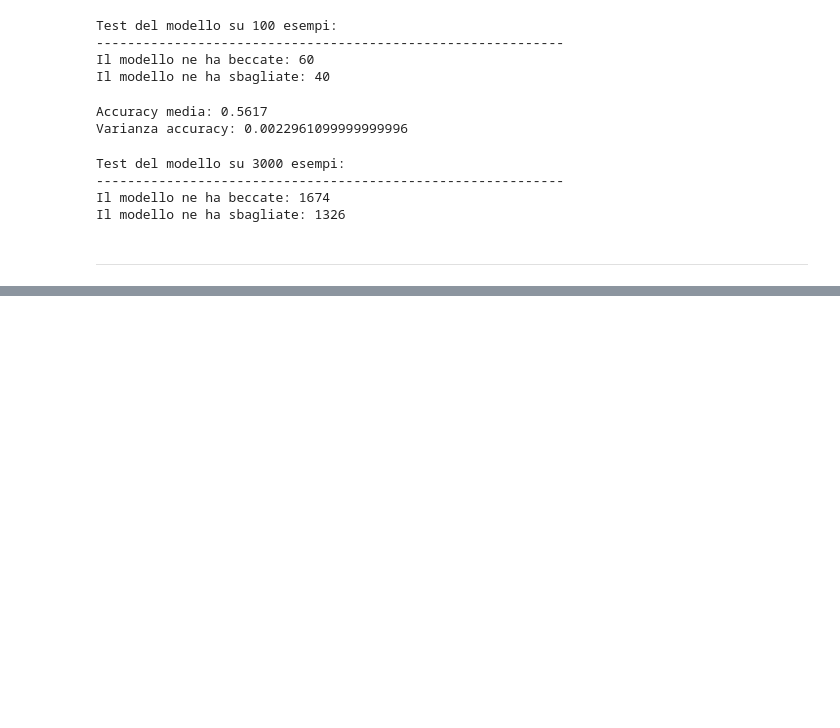
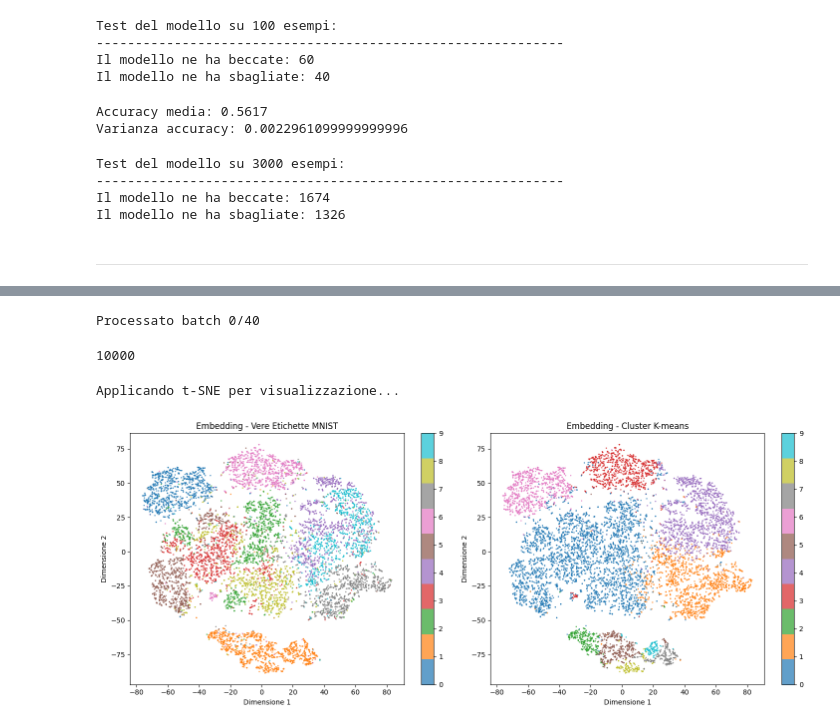
Before and after one commit to LorenzoTonet/Intro-to-Machine-Learning---Exam-Project, a Jupyter notebook: real_project.ipynb, the cells around one changed output, grey strips where cells are left out. Saved outputs shown, nothing was run; the diff lists cells and outputs as text; code cells hidden in the pictures; blank space fills up the shorter version.

```diff
--- a/real_project.ipynb
+++ b/real_project.ipynb
@@ -204,0 +156,3 @@ Il modello ne ha sbagliate: 1326
+# %%
+with open("models\SSN (56acc-128bs).pkl", "rb") as f:
+    SiameseNet = pickle.load(f)
@@ -204,0 +187,33 @@ Il modello ne ha sbagliate: 1326
+# %%
+def MNIST_data_loader():
+    transform = transforms.Compose([
+        transforms.ToTensor(),
+        transforms.Normalize((0.1307,), (0.3081,))
+    ])
+    dataset = torchvision.datasets.MNIST('./data', train=False, download=True, transform=transform)
+    data_loader = DataLoader(dataset, batch_size=256, shuffle=False)
+    return data_loader
+# %%
+embedding_set, labels = create_embedding_dataset(SiameseNet, MNIST_data_loader())
+# %% [output]
+Processato batch 0/40
+# %%
+len(embedding_set)
+# %% [output]
+10000
+# %%
+n_clusters = 10  # ad esempio per MNIST
+
+clustering = SpectralClustering(
+    n_clusters=n_clusters,
+    affinity='nearest_neighbors',  # usa k-NN per costruire il grafo di similarità
+    assign_labels='kmeans',        # metodo per l’assegnazione finale dei cluster
+    random_state=0
+)
+
+cluster_labels = clustering.fit_predict(embedding_set)
+# %%
+visualize_embeddings(embeddings = embedding_set, embedding_size=64, true_labels=labels, cluster_labels = cluster_labels)
+# %% [output]
+Applicando t-SNE per visualizzazione...
+[figure, added]
```
Also changed, not shown: parts of 9 cells of this notebook, 4 other files.
